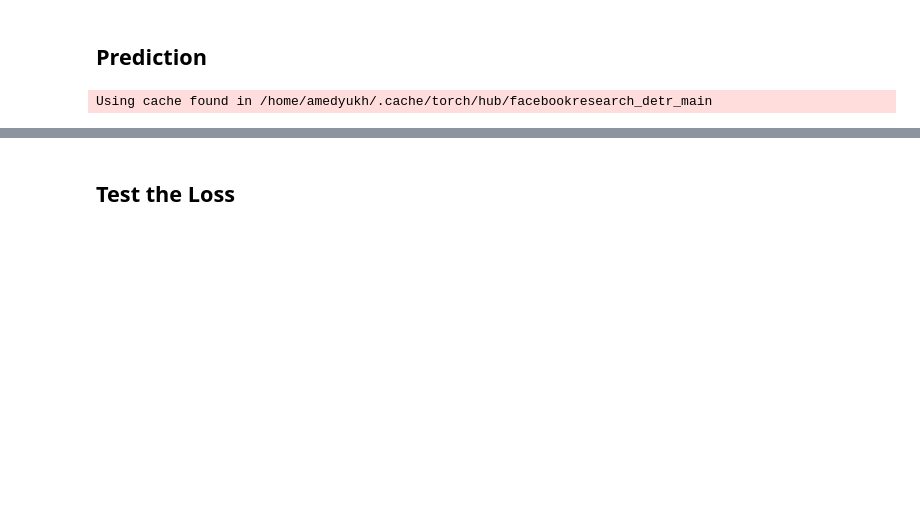
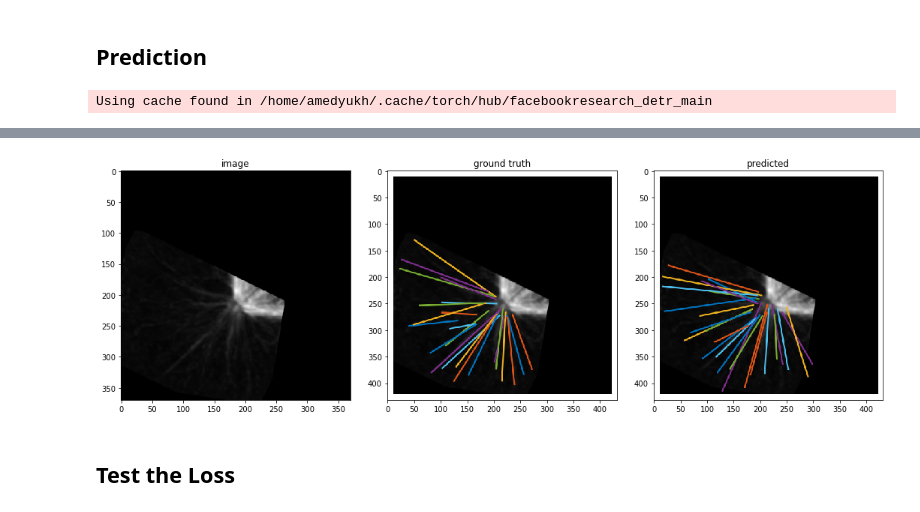
Before and after one commit to amedyukhina/trace-net, a Jupyter notebook: test_loading_and_prediction.ipynb, the cells around one changed output, grey strips where cells are left out. Saved outputs shown, nothing was run; the diff lists cells and outputs as text; code cells hidden in the pictures; blank space fills up the shorter version.

```diff
--- a/test_loading_and_prediction.ipynb
+++ b/test_loading_and_prediction.ipynb
@@ -86,3 +75,16 @@ plot_results(imgs[ind], outputs['pred_boxes'][ind, keep], probas[keep])
+# %%
+import pylab as plt
+from skimage import io
+fig, ax = plt.subplots(1, 3, figsize=(15,5))
+titles = ['image', 'ground truth', 'predicted']
+for i, im, in enumerate([imgs[ind].numpy().transpose(1,2,0), img_gt, img_model]):
+    plt.sca(ax[i])
+    plt.title(titles[i])
+    s = int(0.6*im.shape[0])
+    io.imshow(im)
+plt.savefig('TRaceNet_real_data_train.png')
+# %% [output]
+[figure, added]
 # %% [markdown]
 ## Test the Loss
 # %%
```
Also changed, not shown: parts of 11 cells of this notebook.
